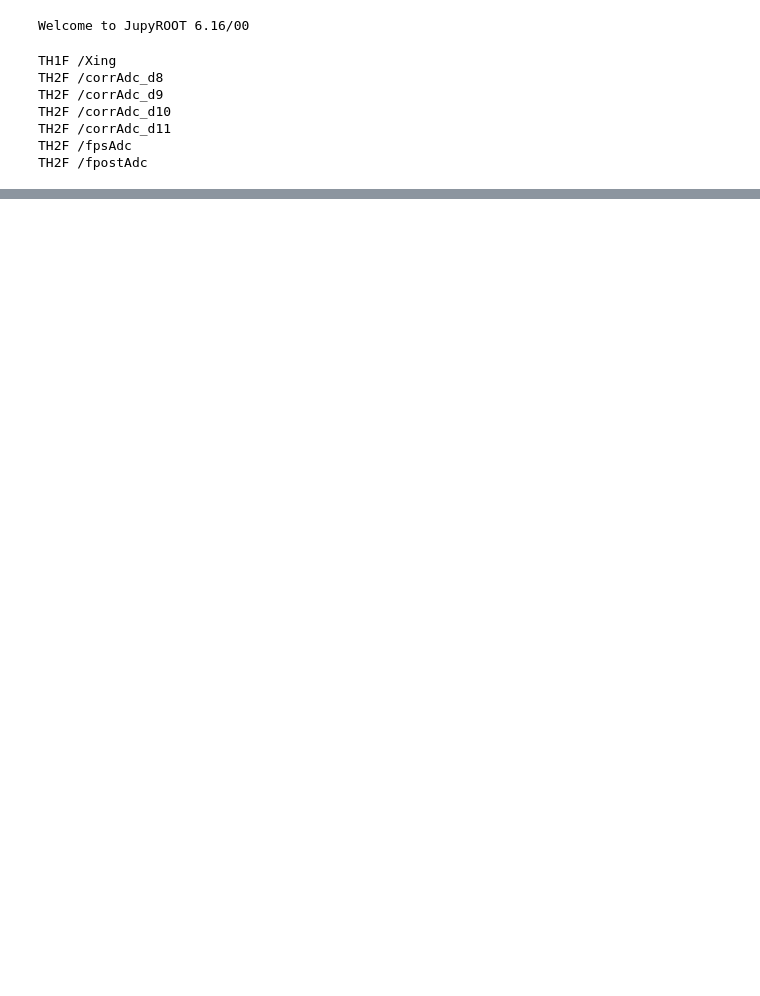
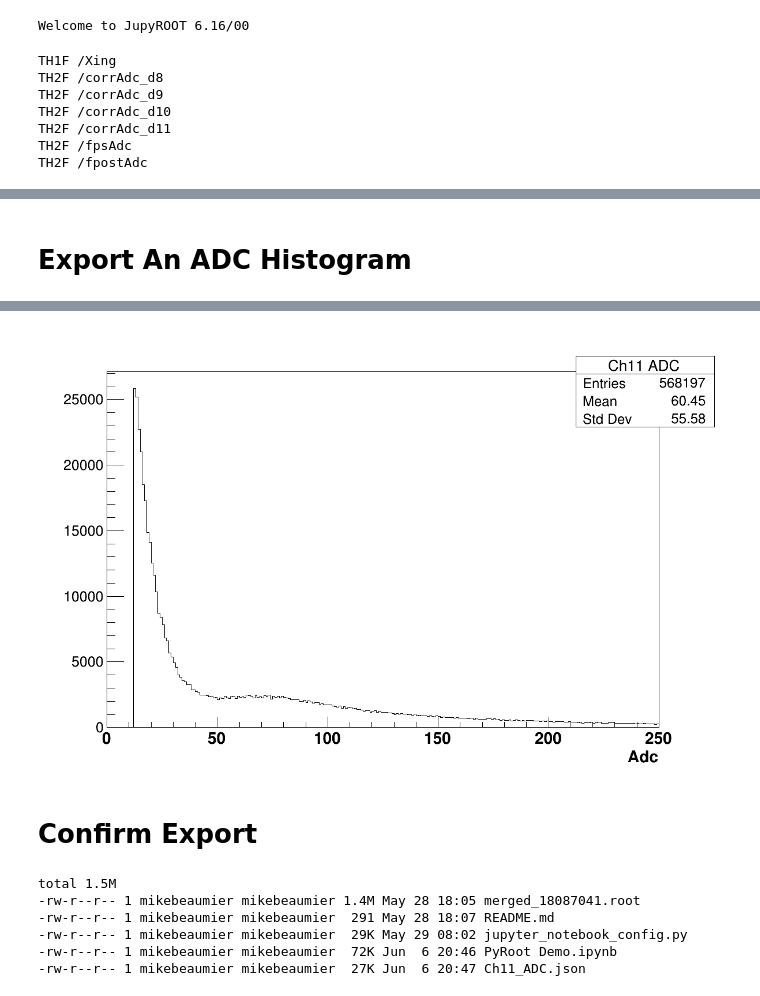
Before and after one commit to Jollyhrothgar/pyroot_demo, a Jupyter notebook: PyRoot Demo.ipynb, the cells around one changed output, grey strips where cells are left out. Drawn from its saved outputs; the diff is of its cells as text; code cells hidden in the pictures; blank space fills up the shorter version.

```diff
--- a/PyRoot Demo.ipynb
+++ b/PyRoot Demo.ipynb
@@ -75,0 +74,10 @@ xing.Draw()
+# %% [markdown]
+# Export An ADC Histogram
+# %%
+# Draw a spectrum
+chTarget = 11
+h = H2.ProjectionY("Ch{} ADC".format(chTarget), chTarget, chTarget)
+c = ROOT.TCanvas("c3", "", 1200, 800)
+h.Draw()
+c.Draw()
+# %% [output]
@@ -75,0 +85 @@ xing.Draw()
+[figure, added]
@@ -75,0 +124,12 @@ xing.Draw()
+# %% [markdown]
+# Confirm Export
+# %%
+%%bash
+ls -ltrh
+# %% [output]
+total 1.5M
+-rw-r--r-- 1 mikebeaumier mikebeaumier 1.4M May 28 18:05 merged_18087041.root
+-rw-r--r-- 1 mikebeaumier mikebeaumier  291 May 28 18:07 README.md
+-rw-r--r-- 1 mikebeaumier mikebeaumier  29K May 29 08:02 jupyter_notebook_config.py
+-rw-r--r-- 1 mikebeaumier mikebeaumier  72K Jun  6 20:46 PyRoot Demo.ipynb
+-rw-r--r-- 1 mikebeaumier mikebeaumier  27K Jun  6 20:47 Ch11_ADC.json
```
Also changed, not shown: parts of 7 cells of this notebook, 2 other files.
